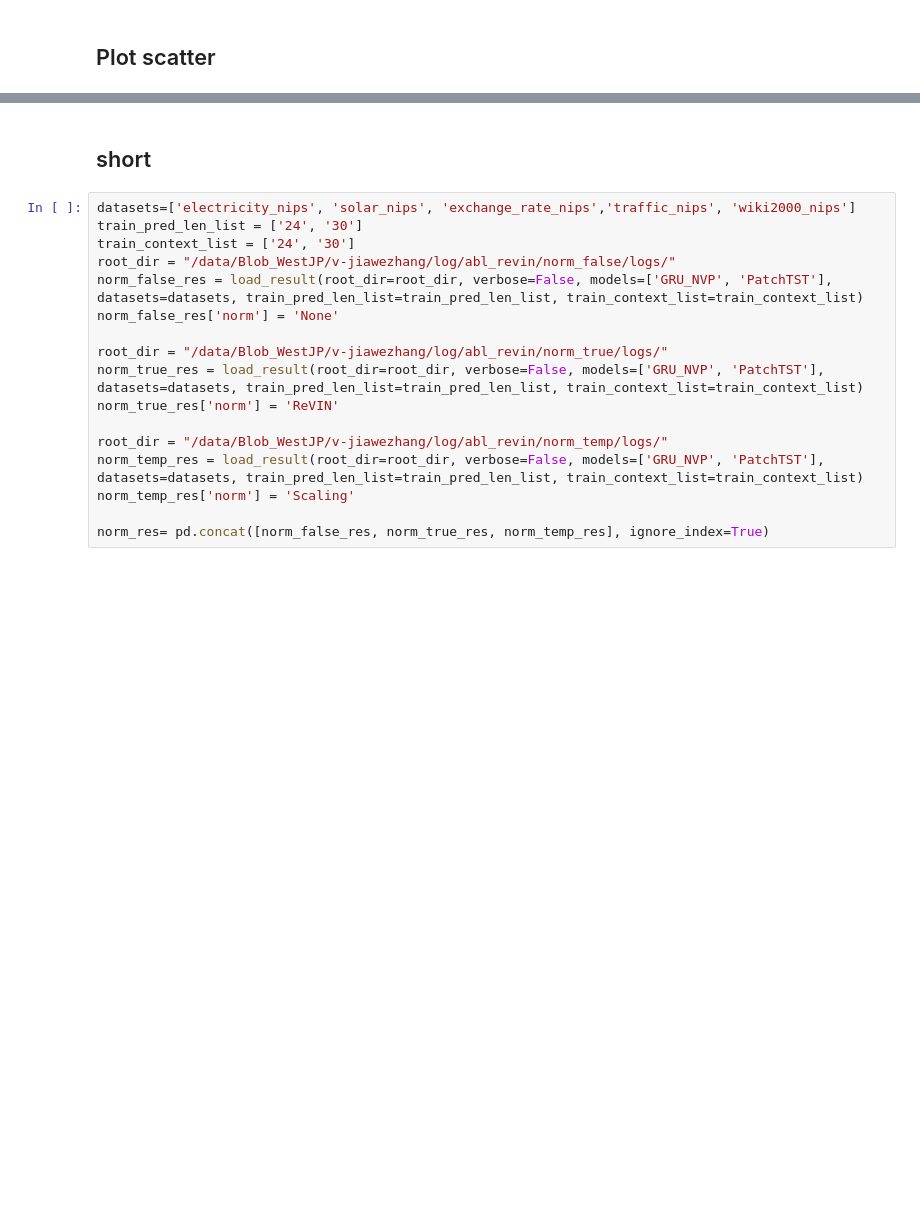
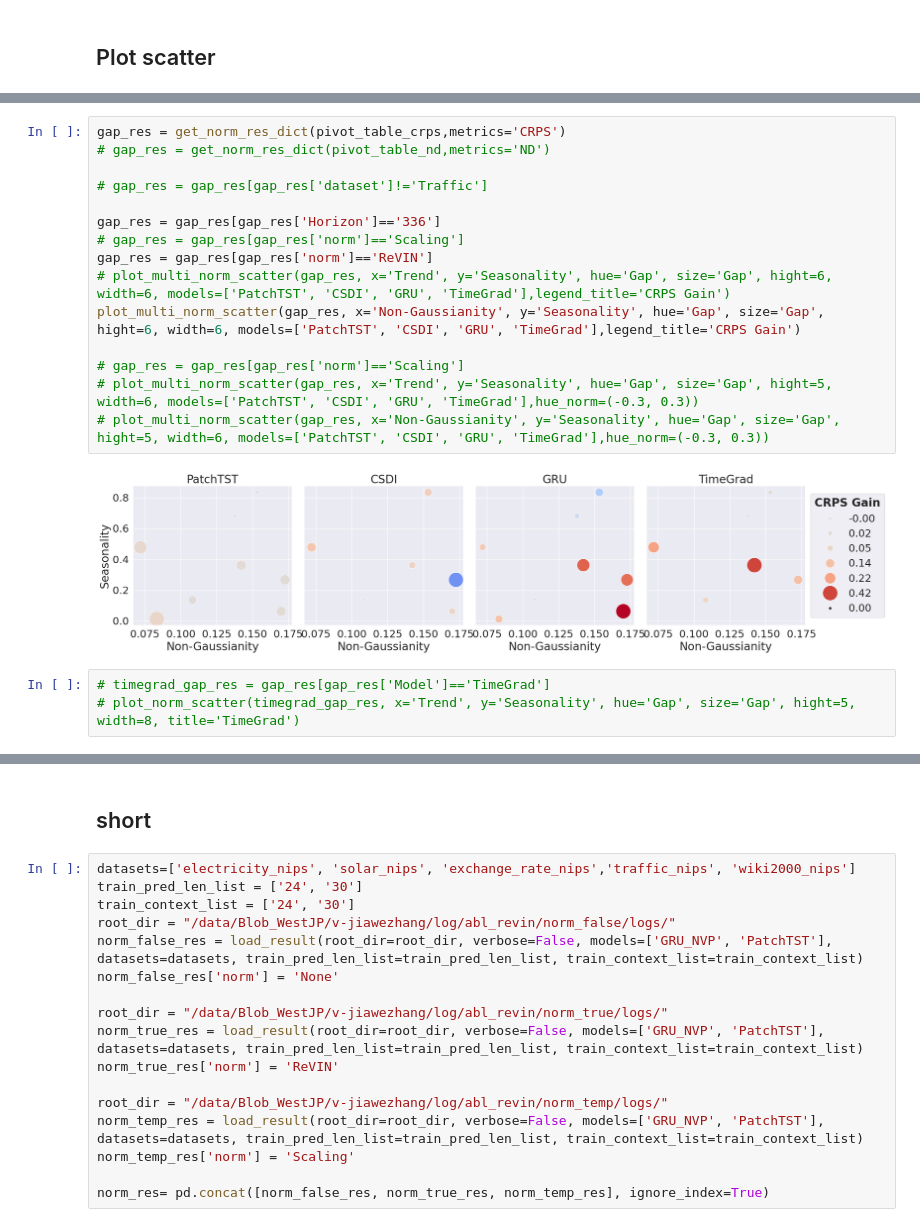
Before and after one commit to imJiawen/ProbTS, a Jupyter notebook: analysis/rebuttal_analysis.ipynb, the cells around one changed output, grey strips where cells are left out. Drawn from its saved outputs; the diff is of its cells as text; blank space fills up the shorter version.

```diff
--- a/analysis/rebuttal_analysis.ipynb
+++ b/analysis/rebuttal_analysis.ipynb
@@ -470 +560,21 @@ def plot_norm_scatter(gap_dict, x, y, hue=None, style=None, size=None, hight=5,
+# %%
+gap_res = get_norm_res_dict(pivot_table_crps,metrics='CRPS')
+# gap_res = get_norm_res_dict(pivot_table_nd,metrics='ND')
+
+# gap_res = gap_res[gap_res['dataset']!='Traffic']
+
+gap_res = gap_res[gap_res['Horizon']=='336']
+# gap_res = gap_res[gap_res['norm']=='Scaling']
+gap_res = gap_res[gap_res['norm']=='ReVIN']
+# plot_multi_norm_scatter(gap_res, x='Trend', y='Seasonality', hue='Gap', size='Gap', hight=6, width=6, models=['PatchTST', 'CSDI', 'GRU', 'TimeGrad'],legend_title='CRPS Gain')
+plot_multi_norm_scatter(gap_res, x='Non-Gaussianity', y='Seasonality', hue='Gap', size='Gap', hight=6, width=6, models=['PatchTST', 'CSDI', 'GRU', 'TimeGrad'],legend_title='CRPS Gain')
+
+# gap_res = gap_res[gap_res['norm']=='Scaling']
+# plot_multi_norm_scatter(gap_res, x='Trend', y='Seasonality', hue='Gap', size='Gap', hight=5, width=6, models=['PatchTST', 'CSDI', 'GRU', 'TimeGrad'],hue_norm=(-0.3, 0.3))
+# plot_multi_norm_scatter(gap_res, x='Non-Gaussianity', y='Seasonality', hue='Gap', size='Gap', hight=5, width=6, models=['PatchTST', 'CSDI', 'GRU', 'TimeGrad'],hue_norm=(-0.3, 0.3))
+# %% [output]
+[figure, added]
+# %%
+# timegrad_gap_res = gap_res[gap_res['Model']=='TimeGrad']
+# plot_norm_scatter(timegrad_gap_res, x='Trend', y='Seasonality', hue='Gap', size='Gap', hight=5, width=8, title='TimeGrad')
 # %%
```
Also changed, not shown: parts of 21 cells of this notebook, 3 other files.
